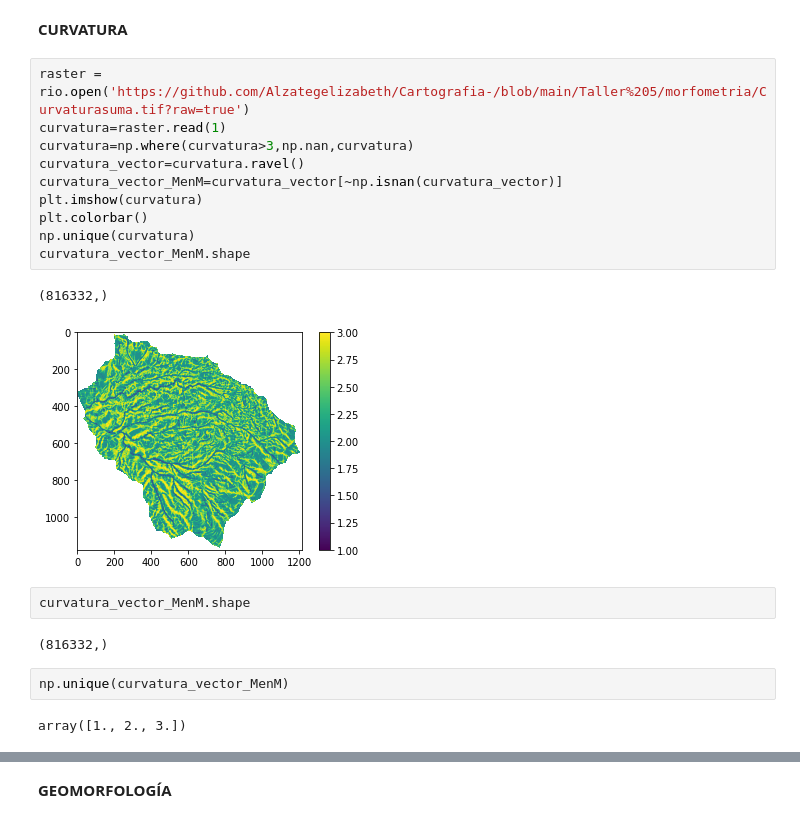
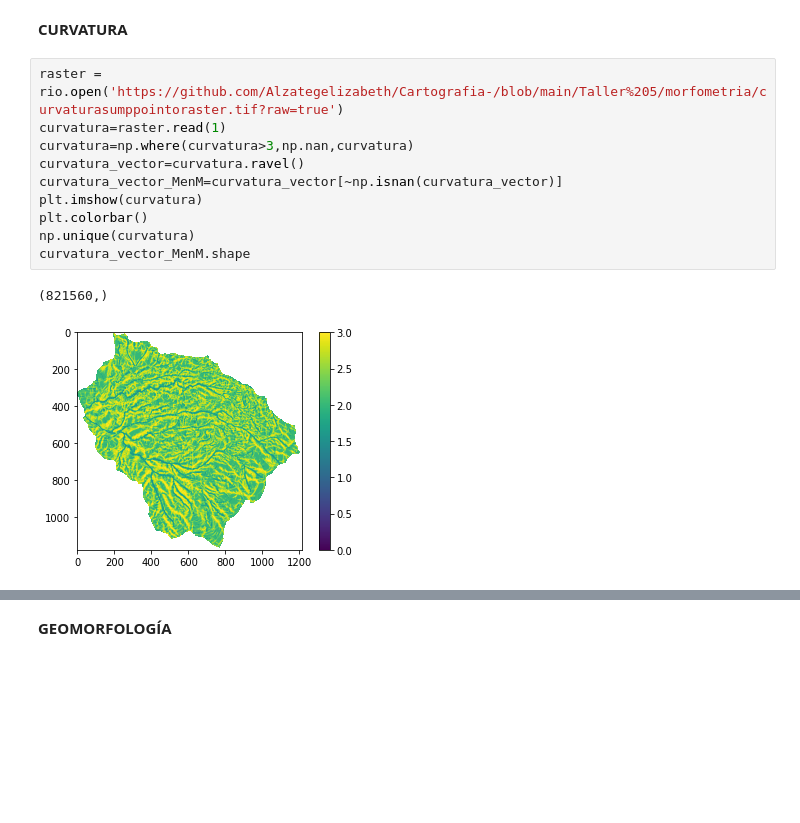
Before and after one commit to Alzategelizabeth/Cartografia-, a Jupyter notebook: Taller 6/MetodoHeuristico.ipynb, the cells around one changed output, grey strips where cells are left out. Drawn from its saved outputs; the diff is of its cells as text; blank space fills up the shorter version.

```diff
--- a/Taller 6/MetodoHeuristico.ipynb
+++ b/Taller 6/MetodoHeuristico.ipynb
@@ -131,23 +145,15 @@ array([0.00000000e+00, 9.06258821e-04, 1.48492889e-03, ...,
 # %% [markdown]
 **CURVATURA**
 # %%
-raster = rio.open('https://github.com/Alzategelizabeth/Cartografia-/blob/main/Taller%205/morfometria/Curvaturasuma.tif?raw=true')
+raster = rio.open('https://github.com/Alzategelizabeth/Cartografia-/blob/main/Taller%205/morfometria/curvaturasumppointoraster.tif?raw=true')
 curvatura=raster.read(1)
 curvatura=np.where(curvatura>3,np.nan,curvatura)
 curvatura_vector=curvatura.ravel()
 curvatura_vector_MenM=curvatura_vector[~np.isnan(curvatura_vector)]
 plt.imshow(curvatura)
 plt.colorbar()
 np.unique(curvatura)
 curvatura_vector_MenM.shape
 # %% [output]
-(816332,)
+(821560,)
-[figure, old version]
+[figure, new version]
-# %%
-curvatura_vector_MenM.shape
-# %% [output]
-(816332,)
-# %%
-np.unique(curvatura_vector_MenM)
-# %% [output]
-array([1., 2., 3.])
```
Also changed, not shown: parts of 8 cells of this notebook.
